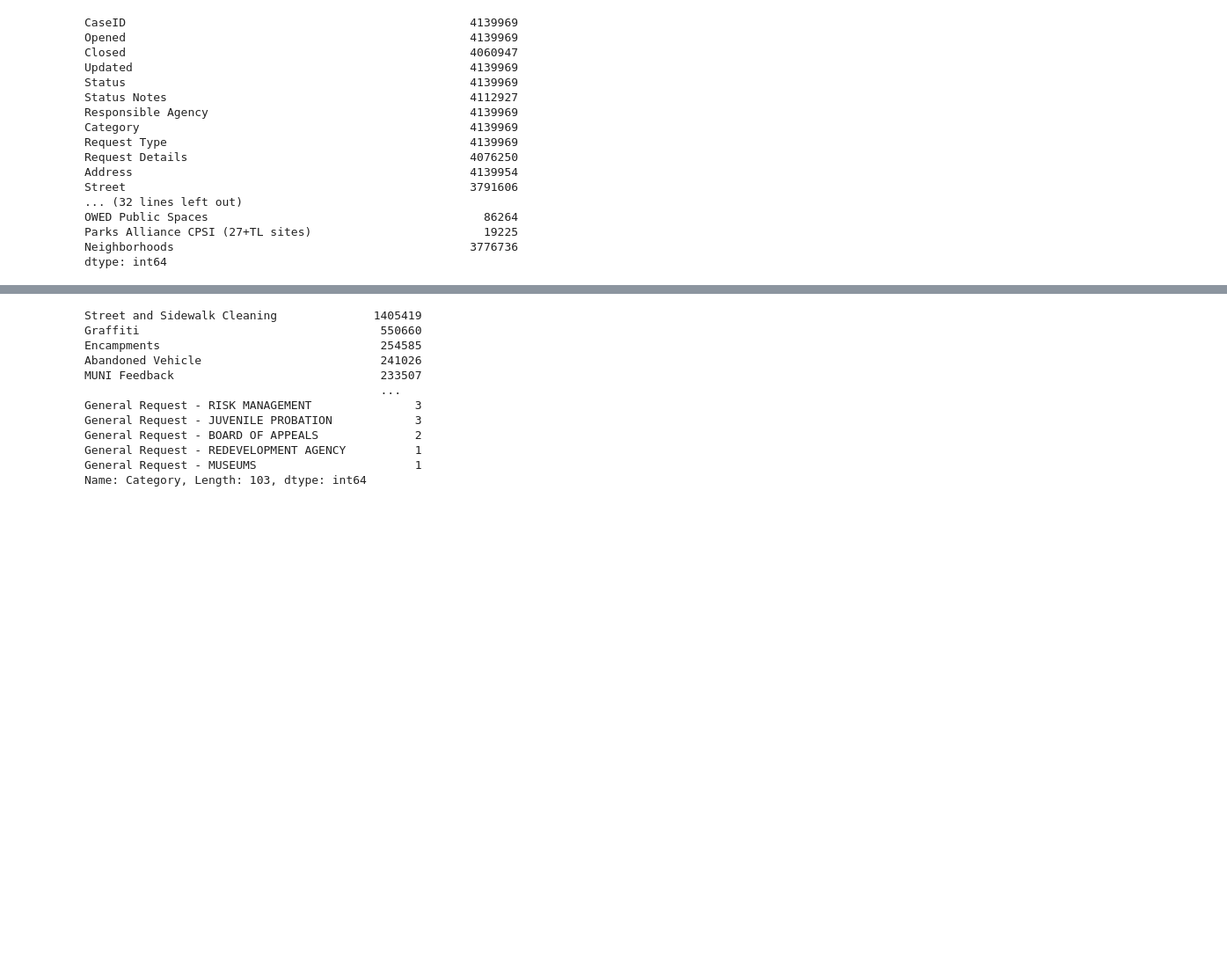
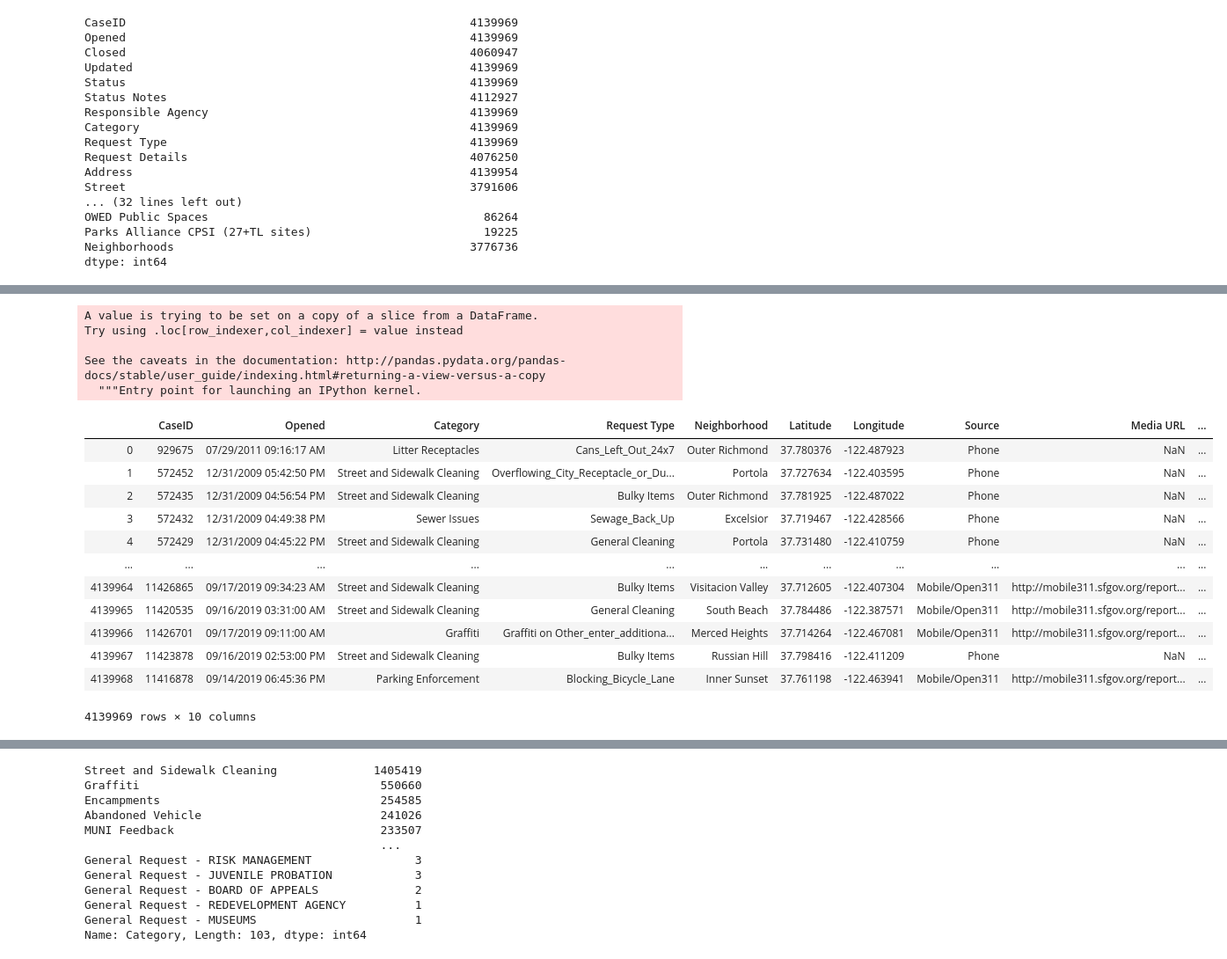
Before and after one commit to Tanvir23khan/data-project-one, a Jupyter notebook: 311_cases.ipynb, the cells around one changed output, grey strips where cells are left out. Shown: that part at 88% size. Saved outputs shown, nothing was run; the diff lists cells and outputs as text; code cells hidden in the pictures; blank space fills up the shorter version.

```diff
--- a/311_cases.ipynb
+++ b/311_cases.ipynb
@@ -70,0 +47,5 @@ Name: DELETE - Zip Codes, Length: 4139969, dtype: object
+# %%
+cases_311_slim_df = cases_311_df[["CaseID", "Opened", "Category", "Request Type","Neighborhood",
+                                  "Latitude", "Longitude", "Source", "Media URL"]]
+
+cases_311_slim_df.head()
@@ -70,0 +59,22 @@ Name: DELETE - Zip Codes, Length: 4139969, dtype: object
+# %%
+cases_311_slim_df['Opened Date'] = cases_311_slim_df["Opened"].str.slice(stop=10)
+cases_311_slim_df
+# %% [output]
+A value is trying to be set on a copy of a slice from a DataFrame.
+Try using .loc[row_indexer,col_indexer] = value instead
+
+See the caveats in the documentation: http://pandas.pydata.org/pandas-docs/stable/user_guide/indexing.html#returning-a-view-versus-a-copy
+  """Entry point for launching an IPython kernel.
+|  | CaseID | Opened | Category | Request Type | Neighborhood | Latitude | Longitude | Source | Media URL | ... |
+| 0 | 929675 | 07/29/2011 09:16:17 AM | Litter Receptacles | Cans_Left_Out_24x7 | Outer Richmond | 37.780376 | -122.487923 | Phone | NaN | ... |
+| 1 | 572452 | 12/31/2009 05:42:50 PM | Street and Sidewalk Cleaning | Overflowing_City_Receptacle_or_Du... | Portola | 37.727634 | -122.403595 | Phone | NaN | ... |
+| 2 | 572435 | 12/31/2009 04:56:54 PM | Street and Sidewalk Cleaning | Bulky Items | Outer Richmond | 37.781925 | -122.487022 | Phone | NaN | ... |
+| 3 | 572432 | 12/31/2009 04:49:38 PM | Sewer Issues | Sewage_Back_Up | Excelsior | 37.719467 | -122.428566 | Phone | NaN | ... |
+| 4 | 572429 | 12/31/2009 04:45:22 PM | Street and Sidewalk Cleaning | General Cleaning | Portola | 37.731480 | -122.410759 | Phone | NaN | ... |
+| ... | ... | ... | ... | ... | ... | ... | ... | ... | ... | ... |
+| 4139964 | 11426865 | 09/17/2019 09:34:23 AM | Street and Sidewalk Cleaning | Bulky Items | Visitacion Valley | 37.712605 | -122.407304 | Mobile/Open311 | http://mobile311.sfgov.org/report... | ... |
+| 4139965 | 11420535 | 09/16/2019 03:31:00 AM | Street and Sidewalk Cleaning | General Cleaning | South Beach | 37.784486 | -122.387571 | Mobile/Open311 | http://mobile311.sfgov.org/report... | ... |
+| 4139966 | 11426701 | 09/17/2019 09:11:00 AM | Graffiti | Graffiti on Other_enter_additiona... | Merced Heights | 37.714264 | -122.467081 | Mobile/Open311 | http://mobile311.sfgov.org/report... | ... |
+| 4139967 | 11423878 | 09/16/2019 02:53:00 PM | Street and Sidewalk Cleaning | Bulky Items | Russian Hill | 37.798416 | -122.411209 | Phone | NaN | ... |
+| 4139968 | 11416878 | 09/14/2019 06:45:36 PM | Parking Enforcement | Blocking_Bicycle_Lane | Inner Sunset | 37.761198 | -122.463941 | Mobile/Open311 | http://mobile311.sfgov.org/report... | ... |
+4139969 rows × 10 columns
```
Also changed, not shown: parts of 21 cells of this notebook, 4 other files.
